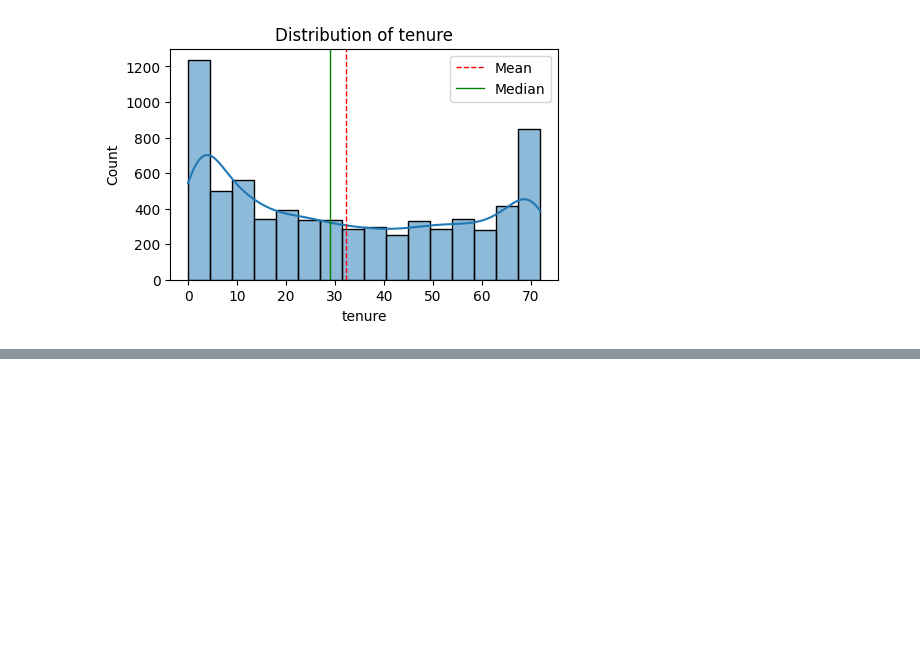
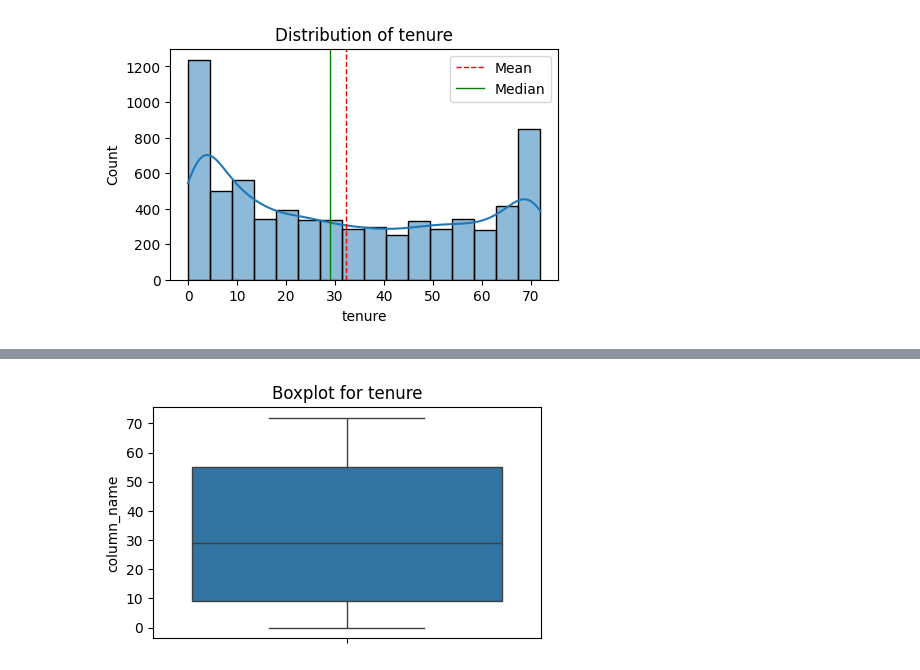
Before and after one commit to NgocAnhNguyen-0601/Customer-Churn, a Jupyter notebook: Customer_Churn_Forecast.ipynb, the cells around one changed output, grey strips where cells are left out. Cells and saved outputs as stored; diff of their text form; code cells hidden in the pictures; blank space fills up the shorter version.

```diff
--- a/Customer_Churn_Forecast.ipynb
+++ b/Customer_Churn_Forecast.ipynb
@@ -295,0 +306,12 @@ plot_histogram(df, 'tenure')
+# %%
+def plot_boxplot(df,column_name):
+
+  plt.figure(figsize=(5,3))
+  sns.boxplot(df[column_name])
+  plt.title(f"Boxplot for {column_name}")
+  plt.ylabel("column_name")
+  plt.show()
+# %%
+plot_boxplot(df,'tenure')
+# %% [output]
+[figure, added]
```
Also changed, not shown: parts of 4 cells of this notebook.
